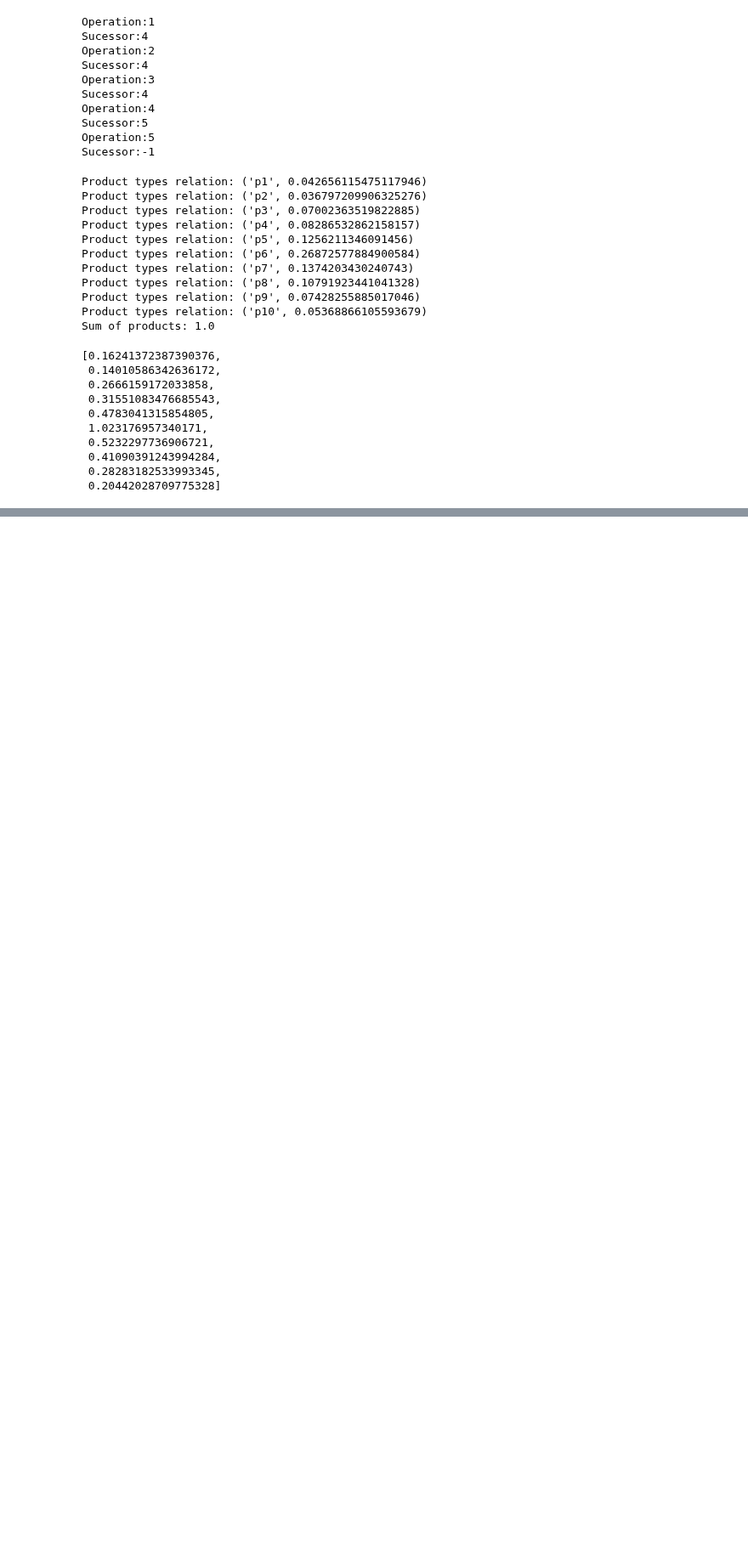
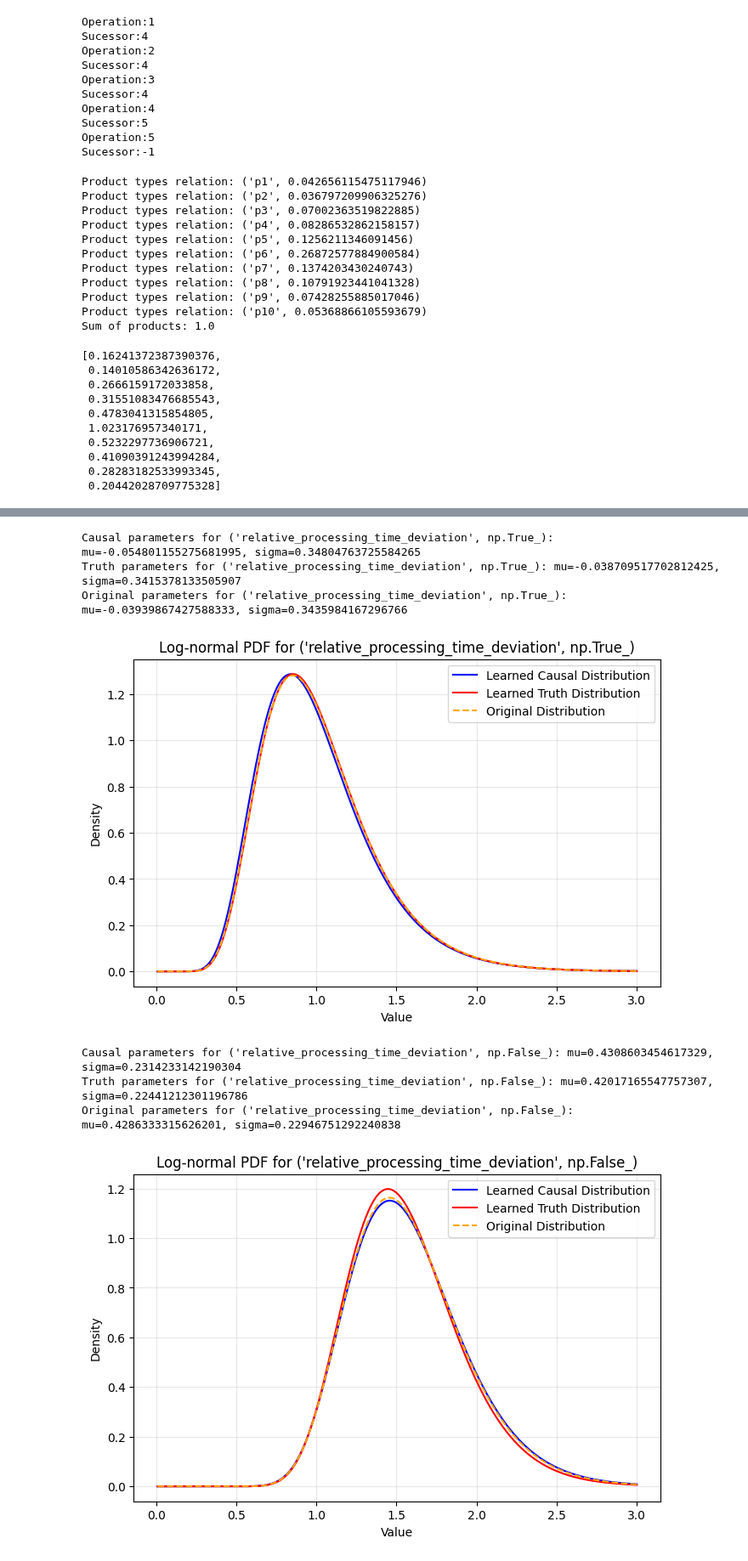
Before and after one commit to MarvinMat/PlanCausal, a Jupyter notebook: function_test_distributions.ipynb, the cells around one changed output, grey strips where cells are left out. Shown at 85% size. Cells and saved outputs as stored; diff of their text form; code cells hidden in the pictures; blank space fills up the shorter version.

```diff
--- a/function_test_distributions.ipynb
+++ b/function_test_distributions.ipynb
@@ -210,0 +858,53 @@ NDCG: 0.9214559386973182
+# %%
+import numpy as np
+import matplotlib.pyplot as plt
+from scipy.stats import lognorm
+
+# Ensure org_distributions and distributions are defined as in your notebook
+
+for key in causal_distributions:
+    # Learned parameters
+    mu_learned_causal = causal_distributions[key]['mu']
+    sigma_learned_causal = causal_distributions[key]['sigma']
+
+    # Original parameters (convert mean/variance to mu/sigma)
+    if key in org_distributions:
+        mu_org = org_distributions[key]['mu']
+        sigma_org = org_distributions[key]['sigma']
+
+    # Original parameters (convert mean/variance to mu/sigma)
+    if key in truth_distributions:
+        mu_learned_truth = truth_distributions[key]['mu']
+        sigma_learned_truth = truth_distributions[key]['sigma']
+
+    print(f"Causal parameters for {key}: mu={mu_learned_causal}, sigma={sigma_learned_causal}")
+    print(f"Truth parameters for {key}: mu={mu_learned_truth}, sigma={sigma_learned_truth}")
+    print(f"Original parameters for {key}: mu={mu_org}, sigma={sigma_org}")
+    # X range for plotting
+    x = np.linspace(0.01, 3, 1000)
+     # PDF for learned causal
+    pdf_learned_causal = lognorm.pdf(x, s=sigma_learned_causal, scale=np.exp(mu_learned_causal))
+    # PDF for learned
+    pdf_learned_truth = lognorm.pdf(x, s=sigma_learned_truth, scale=np.exp(mu_learned_truth))
+    # PDF for original
+    pdf_org = lognorm.pdf(x, s=sigma_org, scale=np.exp(mu_org))
+
+    plt.figure(figsize=(8, 5))
+    plt.plot(x, pdf_learned_causal, label='Learned Causal Distribution', color='blue')
+    plt.plot(x, pdf_learned_truth, label='Learned Truth Distribution', color='red')
+    plt.plot(x, pdf_org, label='Original Distribution', color='orange', linestyle='--')
+    plt.title(f'Log-normal PDF for {key}')
+    plt.xlabel('Value')
+    plt.ylabel('Density')
+    plt.legend()
+    plt.grid(True, alpha=0.3)
+    plt.show()
+# %% [output]
+Causal parameters for ('relative_processing_time_deviation', np.True_): mu=-0.054801155275681995, sigma=0.34804763725584265
+Truth parameters for ('relative_processing_time_deviation', np.True_): mu=-0.038709517702812425, sigma=0.3415378133505907
+Original parameters for ('relative_processing_time_deviation', np.True_): mu=-0.03939867427588333, sigma=0.3435984167296766
+[figure, added]
+Causal parameters for ('relative_processing_time_deviation', np.False_): mu=0.4308603454617329, sigma=0.2314233142190304
+Truth parameters for ('relative_processing_time_deviation', np.False_): mu=0.42017165547757307, sigma=0.22441212301196786
+Original parameters for ('relative_processing_time_deviation', np.False_): mu=0.4286333315626201, sigma=0.22946751292240838
+[figure, added]
```
Also changed, not shown: parts of 13 cells of this notebook, 46 other files.
